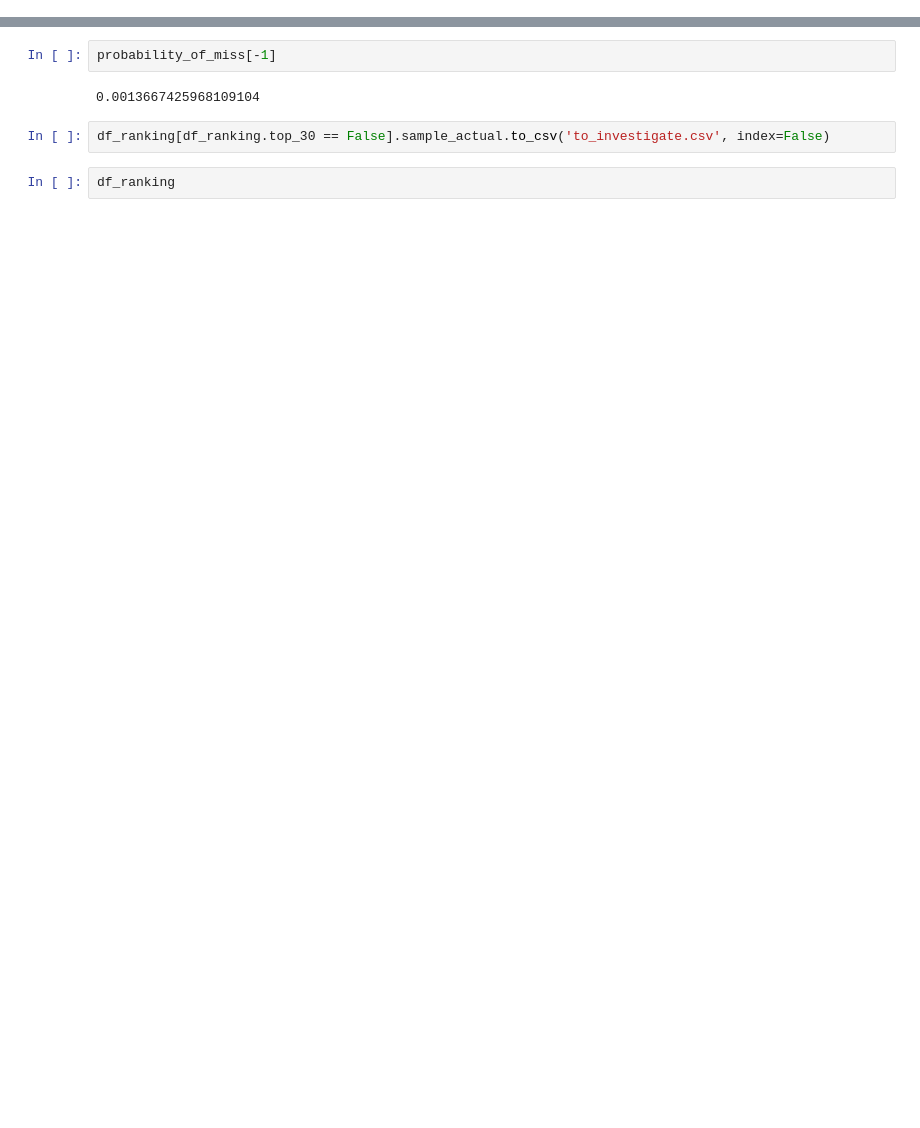
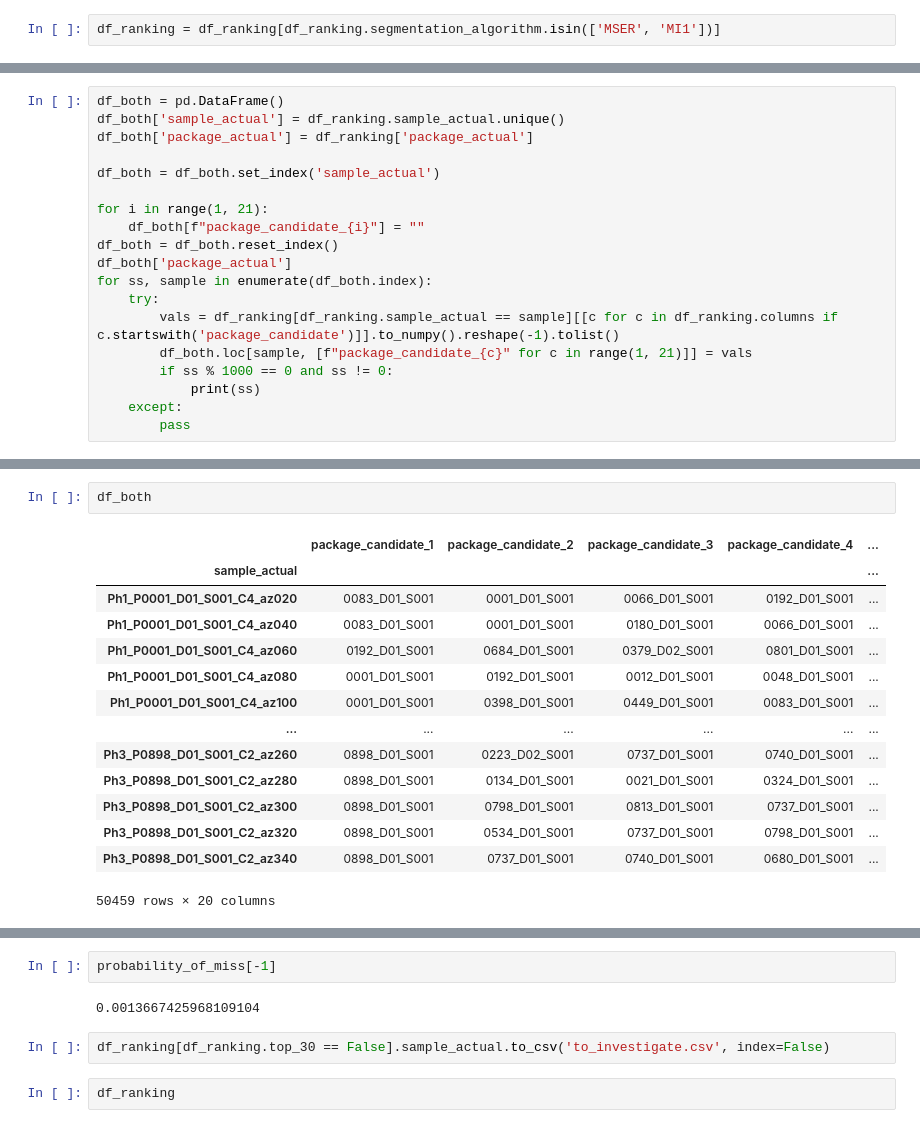
Before and after one commit to romaroman/pharma, a Jupyter notebook: notebooks/hash/ranking_aggregation.ipynb, the cells around one changed output, grey strips where cells are left out. Cells and saved outputs as stored; diff of their text form; blank space fills up the shorter version.

```diff
--- a/notebooks/hash/ranking_aggregation.ipynb
+++ b/notebooks/hash/ranking_aggregation.ipynb
@@ -38,0 +41,2 @@ df_ranking.package_actual.nunique()
+# %%
+df_ranking = df_ranking[df_ranking.segmentation_algorithm.isin(['MSER', 'MI1'])]
@@ -38,0 +68,19 @@ df_ranking.package_actual.nunique()
+# %%
+df_both = pd.DataFrame()
+df_both['sample_actual'] = df_ranking.sample_actual.unique()
+df_both['package_actual'] = df_ranking['package_actual']
+
+df_both = df_both.set_index('sample_actual')
+
+for i in range(1, 21):
+    df_both[f"package_candidate_{i}"] = ""
+df_both = df_both.reset_index()
+df_both['package_actual']
+for ss, sample in enumerate(df_both.index):
+    try:
+        vals = df_ranking[df_ranking.sample_actual == sample][[c for c in df_ranking.columns if c.startswith('package_candidate')]].to_numpy().reshape(-1).tolist()
+        df_both.loc[sample, [f"package_candidate_{c}" for c in range(1, 21)]] = vals
+        if ss % 1000 == 0 and ss != 0:
+            print(ss)
+    except:
+        pass
@@ -38,0 +105,17 @@ df_ranking.package_actual.nunique()
+# %%
+df_both
+# %% [output]
+|  | package_candidate_1 | package_candidate_2 | package_candidate_3 | package_candidate_4 | ... |
+| sample_actual |  |  |  |  | ... |
+| Ph1_P0001_D01_S001_C4_az020 | 0083_D01_S001 | 0001_D01_S001 | 0066_D01_S001 | 0192_D01_S001 | ... |
+| Ph1_P0001_D01_S001_C4_az040 | 0083_D01_S001 | 0001_D01_S001 | 0180_D01_S001 | 0066_D01_S001 | ... |
+| Ph1_P0001_D01_S001_C4_az060 | 0192_D01_S001 | 0684_D01_S001 | 0379_D02_S001 | 0801_D01_S001 | ... |
+| Ph1_P0001_D01_S001_C4_az080 | 0001_D01_S001 | 0192_D01_S001 | 0012_D01_S001 | 0048_D01_S001 | ... |
+| Ph1_P0001_D01_S001_C4_az100 | 0001_D01_S001 | 0398_D01_S001 | 0449_D01_S001 | 0083_D01_S001 | ... |
+| ... | ... | ... | ... | ... | ... |
+| Ph3_P0898_D01_S001_C2_az260 | 0898_D01_S001 | 0223_D02_S001 | 0737_D01_S001 | 0740_D01_S001 | ... |
+| Ph3_P0898_D01_S001_C2_az280 | 0898_D01_S001 | 0134_D01_S001 | 0021_D01_S001 | 0324_D01_S001 | ... |
+| Ph3_P0898_D01_S001_C2_az300 | 0898_D01_S001 | 0798_D01_S001 | 0813_D01_S001 | 0737_D01_S001 | ... |
+| Ph3_P0898_D01_S001_C2_az320 | 0898_D01_S001 | 0534_D01_S001 | 0737_D01_S001 | 0798_D01_S001 | ... |
+| Ph3_P0898_D01_S001_C2_az340 | 0898_D01_S001 | 0737_D01_S001 | 0740_D01_S001 | 0680_D01_S001 | ... |
+50459 rows × 20 columns
```
Also changed, not shown: parts of 24 cells of this notebook, 7 other files.
